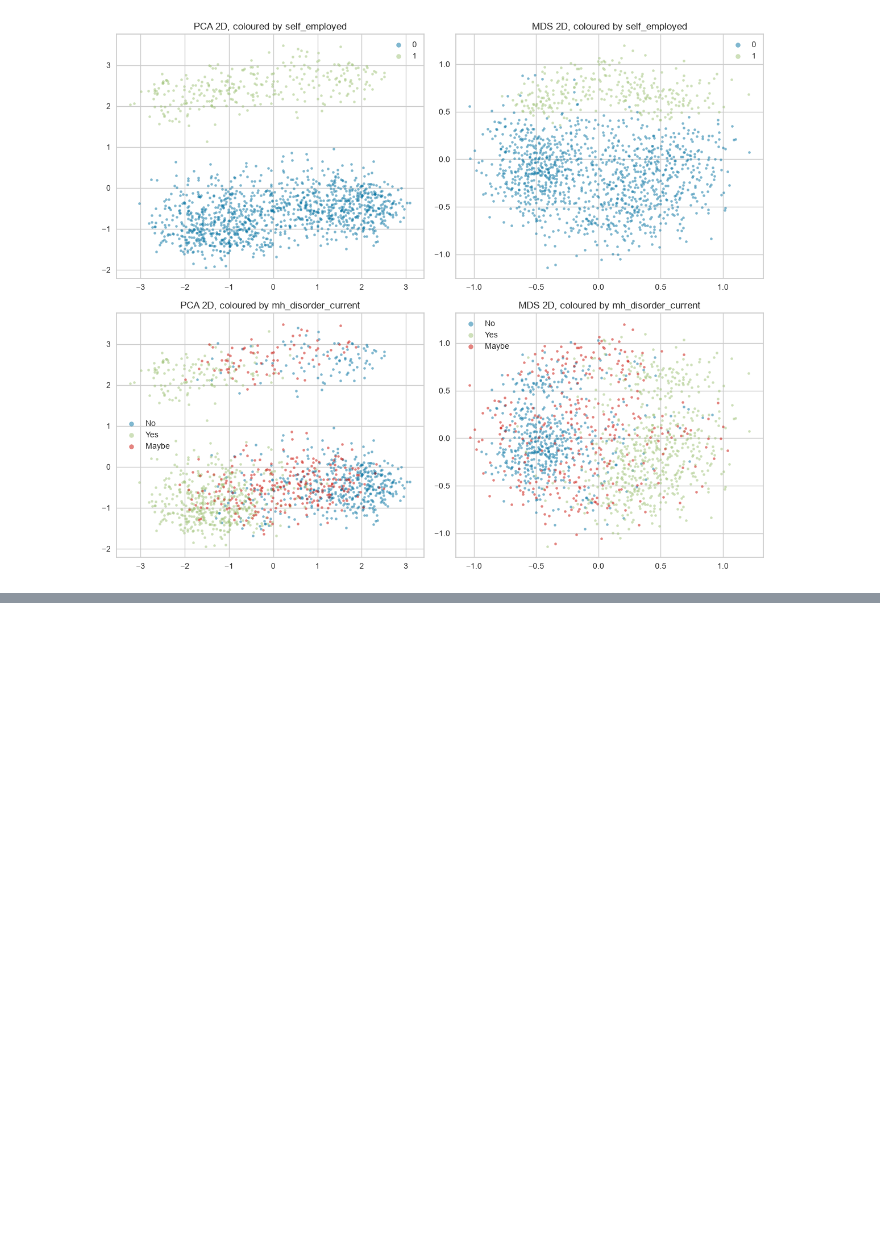
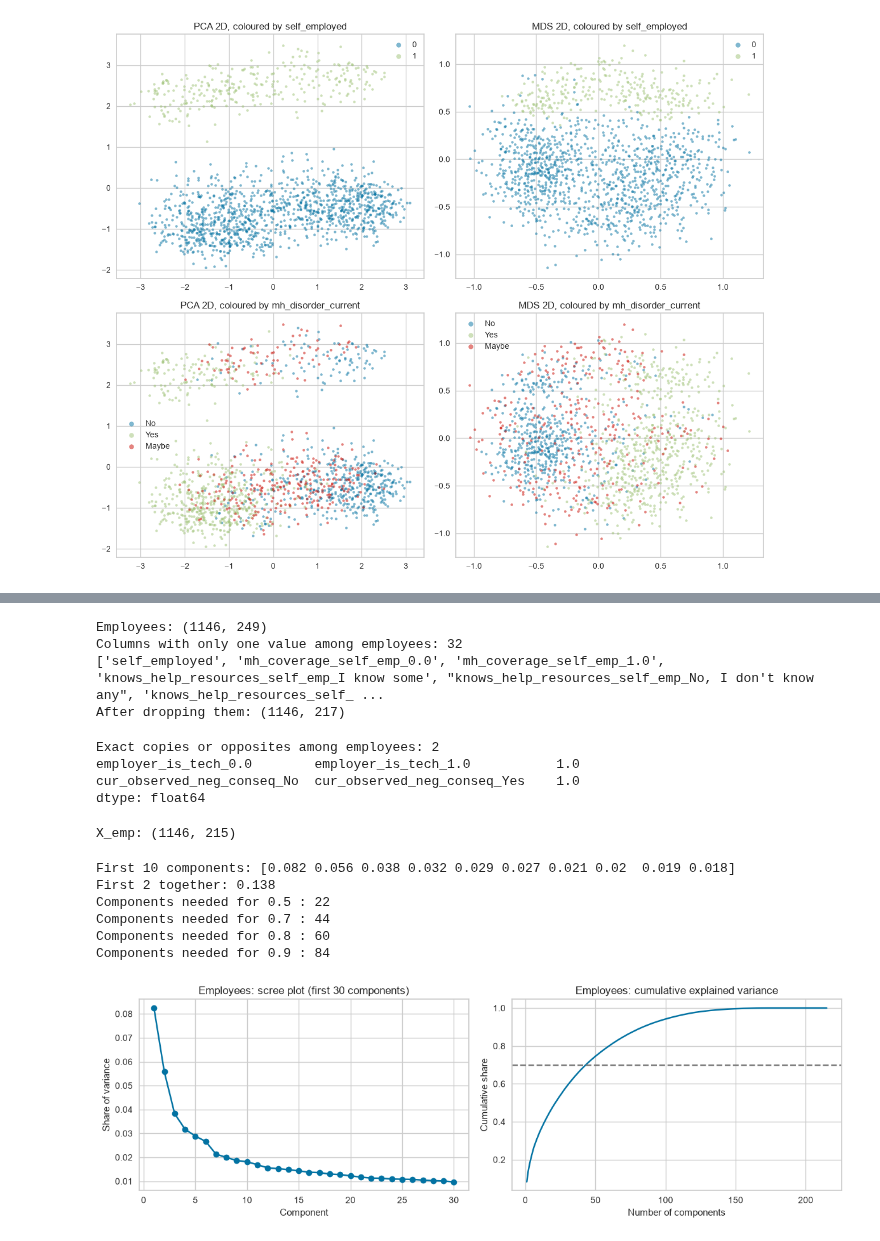
Before and after one commit to nosadfountains/Unsupervised-ML_Case-Study, a Jupyter notebook: mental-health-clustering/analysis.ipynb, the cells around one changed output, grey strips where cells are left out. Cells and saved outputs as stored; diff of their text form; code cells hidden in the pictures; blank space fills up the shorter version.

```diff
--- a/mental-health-clustering/analysis.ipynb
+++ b/mental-health-clustering/analysis.ipynb
@@ -2361,0 +2441,70 @@ plt.show()
+# %%
+employed = (df_clean["self_employed"] == 0).values
+X_emp = X[employed]
+print("Employees:", X_emp.shape)
+
+constant = X_emp.columns[X_emp.nunique() == 1]
+print("Columns with only one value among employees:", len(constant))
+print(list(constant))
+
+X_emp = X_emp.drop(columns=constant)
+print("After dropping them:", X_emp.shape)
+# %% [output]
+Employees: (1146, 249)
+Columns with only one value among employees: 32
+['self_employed', 'mh_coverage_self_emp_0.0', 'mh_coverage_self_emp_1.0', 'knows_help_resources_self_emp_I know some', "knows_help_resources_self_emp_No, I don't know any", 'knows_help_resources_self_ ...
+After dropping them: (1146, 217)
+# %%
+corr = X_emp.corr().abs()
+upper = corr.where(np.triu(np.ones(corr.shape, dtype=bool), k=1))
+pairs = upper.stack()
+pairs = pairs[pairs > 0.999]
+print("Exact copies or opposites among employees:", len(pairs))
+print(pairs.round(3))
+# %% [output]
+Exact copies or opposites among employees: 2
+employer_is_tech_0.0        employer_is_tech_1.0           1.0
+cur_observed_neg_conseq_No  cur_observed_neg_conseq_Yes    1.0
+dtype: float64
+# %%
+X_emp = X_emp.drop(columns=["employer_is_tech_0.0", "cur_observed_neg_conseq_No"])
+print("X_emp:", X_emp.shape)
+# %% [output]
+X_emp: (1146, 215)
+# %%
+pca_emp = PCA(random_state=42)
+pc_scores_emp = pca_emp.fit_transform(X_emp)
+
+explained_emp = pca_emp.explained_variance_ratio_
+cumulative_emp = np.cumsum(explained_emp)
+
+print("First 10 components:", explained_emp[:10].round(3))
+print("First 2 together:", cumulative_emp[1].round(3))
+
+for threshold in [0.5, 0.7, 0.8, 0.9]:
+    n = (cumulative_emp < threshold).sum() + 1
+    print("Components needed for", threshold, ":", n)
+
+fig, axes = plt.subplots(1, 2, figsize=(12, 4))
+
+axes[0].plot(range(1, 31), explained_emp[:30], marker="o")
+axes[0].set_xlabel("Component")
+axes[0].set_ylabel("Share of variance")
+axes[0].set_title("Employees: scree plot (first 30 components)")
+
+axes[1].plot(range(1, len(cumulative_emp) + 1), cumulative_emp)
+axes[1].axhline(0.7, color="grey", linestyle="--")
+axes[1].set_xlabel("Number of components")
+axes[1].set_ylabel("Cumulative share")
+axes[1].set_title("Employees: cumulative explained variance")
+
+plt.tight_layout()
+plt.show()
+# %% [output]
+First 10 components: [0.082 0.056 0.038 0.032 0.029 0.027 0.021 0.02  0.019 0.018]
+First 2 together: 0.138
+Components needed for 0.5 : 22
+Components needed for 0.7 : 44
+Components needed for 0.8 : 60
+Components needed for 0.9 : 84
+[figure, added]
```
Also changed, not shown: parts of 12 cells of this notebook, 1 other file.
